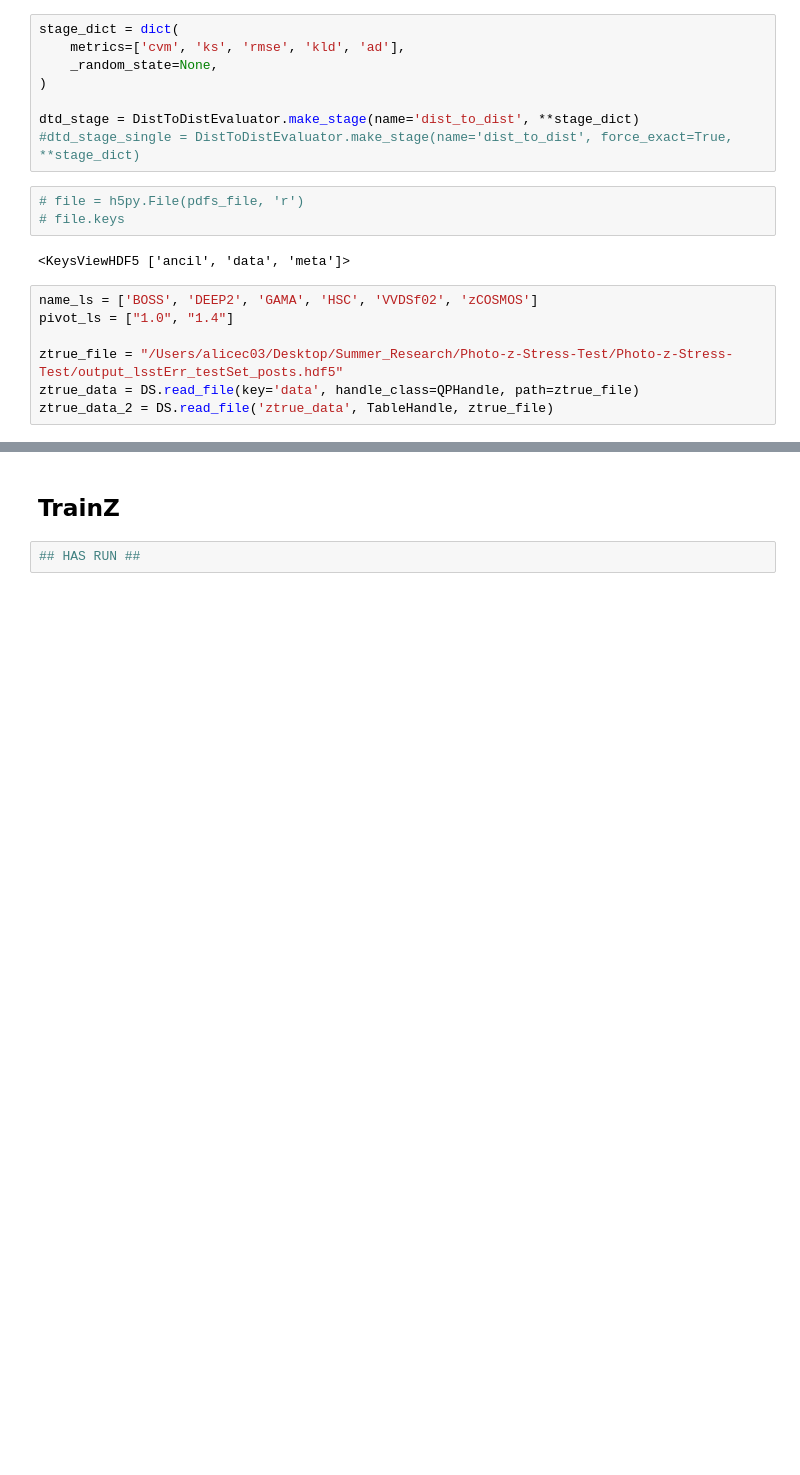
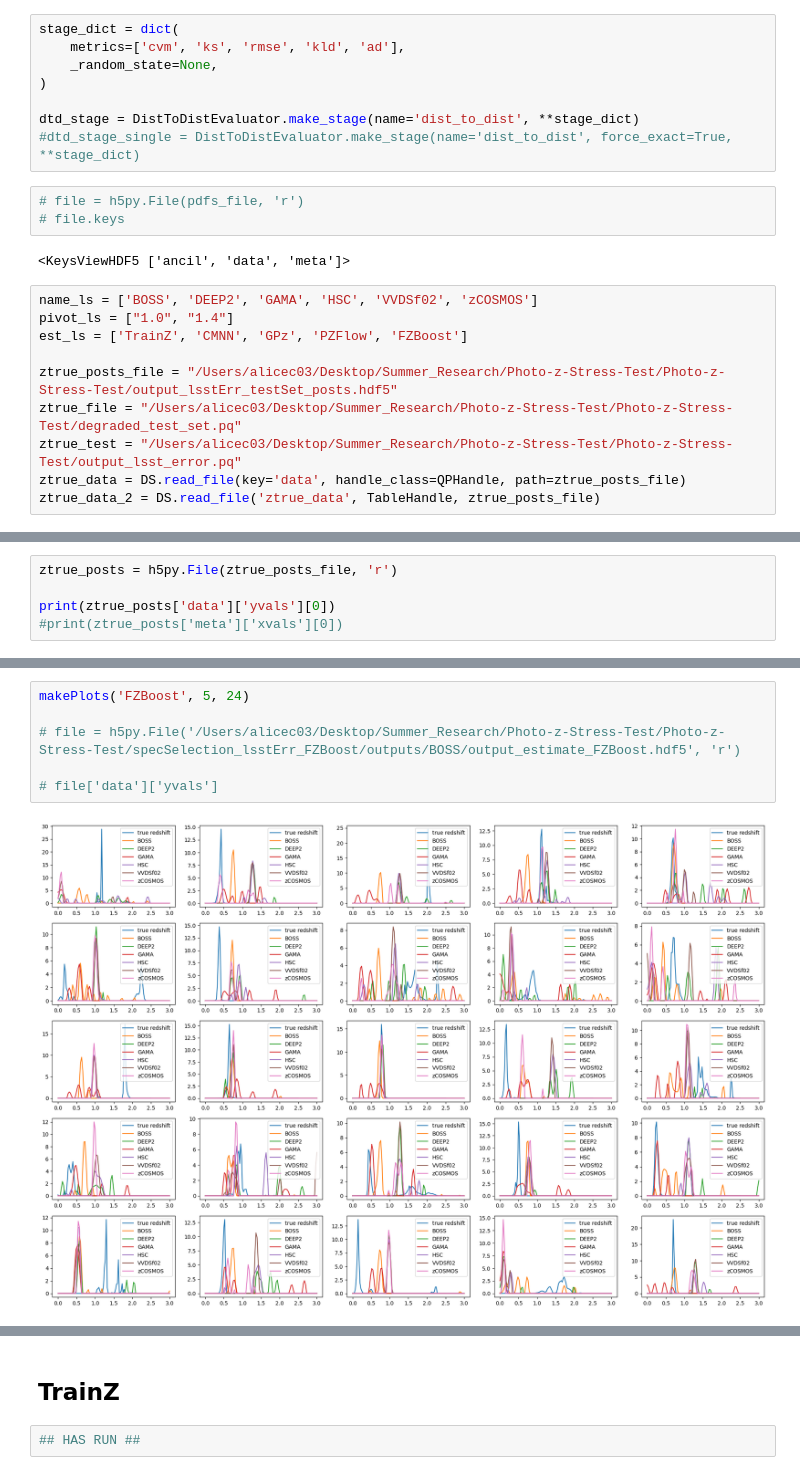
Before and after one commit to alice-crafford/Photo-z-Stress-Test, a Jupyter notebook: Evaluation_Pipeline.ipynb, the cells around one changed output, grey strips where cells are left out. Cells and saved outputs as stored; diff of their text form; blank space fills up the shorter version.

```diff
--- a/Evaluation_Pipeline.ipynb
+++ b/Evaluation_Pipeline.ipynb
@@ -32,7 +36,10 @@ dtd_stage = DistToDistEvaluator.make_stage(name='dist_to_dist', **stage_dict)
 # %%
 name_ls = ['BOSS', 'DEEP2', 'GAMA', 'HSC', 'VVDSf02', 'zCOSMOS']
 pivot_ls = ["1.0", "1.4"]
+est_ls = ['TrainZ', 'CMNN', 'GPz', 'PZFlow', 'FZBoost']
 
-ztrue_file = "/Users/alicec03/Desktop/Summer_Research/Photo-z-Stress-Test/Photo-z-Stress-Test/output_lsstErr_testSet_posts.hdf5"
-ztrue_data = DS.read_file(key='data', handle_class=QPHandle, path=ztrue_file)
-ztrue_data_2 = DS.read_file('ztrue_data', TableHandle, ztrue_file)
+ztrue_posts_file = "/Users/alicec03/Desktop/Summer_Research/Photo-z-Stress-Test/Photo-z-Stress-Test/output_lsstErr_testSet_posts.hdf5"
+ztrue_file = "/Users/alicec03/Desktop/Summer_Research/Photo-z-Stress-Test/Photo-z-Stress-Test/degraded_test_set.pq"
+ztrue_test = "/Users/alicec03/Desktop/Summer_Research/Photo-z-Stress-Test/Photo-z-Stress-Test/output_lsst_error.pq"
+ztrue_data = DS.read_file(key='data', handle_class=QPHandle, path=ztrue_posts_file)
+ztrue_data_2 = DS.read_file('ztrue_data', TableHandle, ztrue_posts_file)
@@ -40,0 +46,5 @@ ztrue_data_2 = DS.read_file('ztrue_data', TableHandle, ztrue_file)
+# %%
+ztrue_posts = h5py.File(ztrue_posts_file, 'r')
+
+print(ztrue_posts['data']['yvals'][0])
+#print(ztrue_posts['meta']['xvals'][0])
@@ -40,0 +136,8 @@ ztrue_data_2 = DS.read_file('ztrue_data', TableHandle, ztrue_file)
+# %%
+makePlots('FZBoost', 5, 24)
+
+# file = h5py.File('/Users/alicec03/Desktop/Summer_Research/Photo-z-Stress-Test/Photo-z-Stress-Test/specSelection_lsstErr_FZBoost/outputs/BOSS/output_estimate_FZBoost.hdf5', 'r')
+
+# file['data']['yvals']
+# %% [output]
+[figure, added]
```
Also changed, not shown: parts of 23 cells of this notebook.
